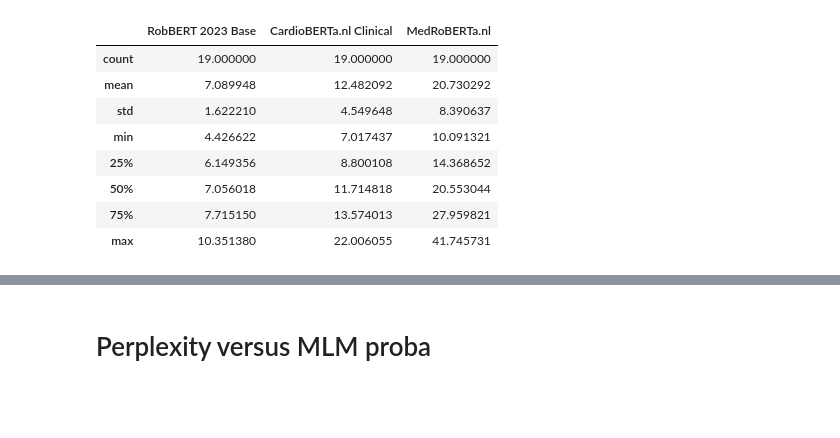
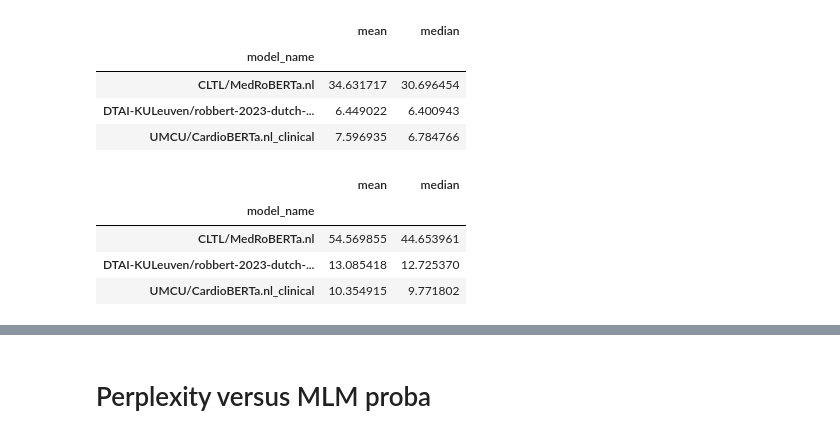
Before and after one commit to DataTools4Heart/lm-pseudoperplexity-evaluation, a Jupyter notebook: sandbox/perplexity_scoring.ipynb, the cells around one changed output, grey strips where cells are left out. Drawn from its saved outputs; the diff is of its cells as text; code cells hidden in the pictures; blank space fills up the shorter version.

```diff
--- a/sandbox/perplexity_scoring.ipynb
+++ b/sandbox/perplexity_scoring.ipynb
@@ -234,12 +144,16 @@ ppl_minicons_df = ppl_minicons_df[median_perplexities.index]
-# %%
-ppl_minicons_df.describe()
-# %% [output]
-|  | RobBERT 2023 Base | CardioBERTa.nl Clinical | MedRoBERTa.nl |
-| count | 19.000000 | 19.000000 | 19.000000 |
-| mean | 7.089948 | 12.482092 | 20.730292 |
-| std | 1.622210 | 4.549648 | 8.390637 |
-| min | 4.426622 | 7.017437 | 10.091321 |
-| 25% | 6.149356 | 8.800108 | 14.368652 |
-| 50% | 7.056018 | 11.714818 | 20.553044 |
-| 75% | 7.715150 | 13.574013 | 27.959821 |
-| max | 10.351380 | 22.006055 | 41.745731 |
+# %%
+ppl_df.groupby('model_name').perplexities.aggregate(['mean', 'median'])
+# %% [output]
+|  | mean | median |
+| model_name |  |  |
+| CLTL/MedRoBERTa.nl | 34.631717 | 30.696454 |
+| DTAI-KULeuven/robbert-2023-dutch-... | 6.449022 | 6.400943 |
+| UMCU/CardioBERTa.nl_clinical | 7.596935 | 6.784766 |
+# %%
+ppl_minicons_df.groupby('model_name').perplexities.aggregate(['mean', 'median'])
+# %% [output]
+|  | mean | median |
+| model_name |  |  |
+| CLTL/MedRoBERTa.nl | 54.569855 | 44.653961 |
+| DTAI-KULeuven/robbert-2023-dutch-... | 13.085418 | 12.725370 |
+| UMCU/CardioBERTa.nl_clinical | 10.354915 | 9.771802 |
```
Also changed, not shown: parts of 22 cells of this notebook, 2 other files.
